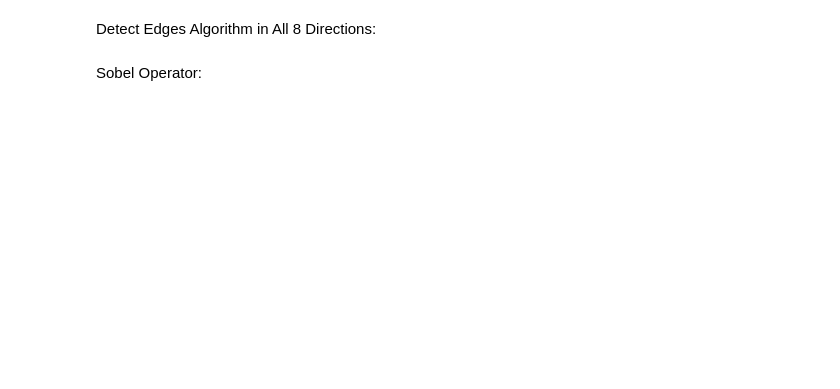
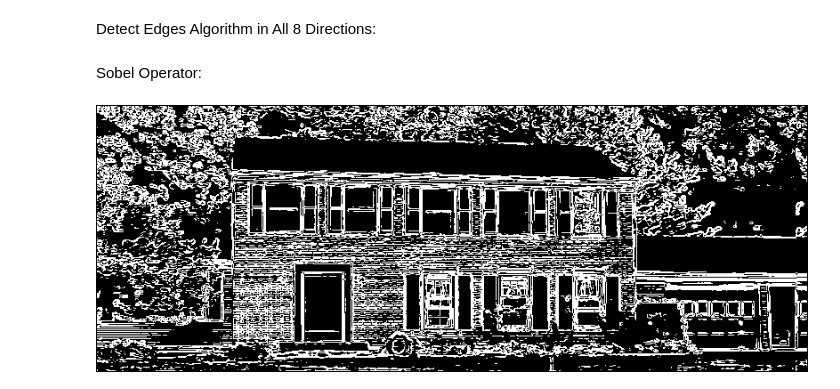
Before and after one commit to SamaMostafa03/Image_Processing_Algo, a Jupyter notebook: Edge-Detector/edges.ipynb, the cells around one changed output. Cells and saved outputs as stored; diff of their text form; code cells hidden in the pictures; blank space fills up the shorter version.

```diff
--- a/Edge-Detector/edges.ipynb
+++ b/Edge-Detector/edges.ipynb
@@ -81,3 +109,25 @@ def detect_edges(masks_8_directions,image_array):
     return output_array
 # %% [markdown]
 Sobel Operator:
+# %%
+sobel_2_directions_mask = []
+
+sobel_horizontal_mask = np.array([
+    [-1, 0, 1],
+    [-2, 0, 2],
+    [-1, 0, 1]
+])
+sobel_vertical_mask = np.array([
+    [1,  2,  1],
+    [0,  0,  0],
+    [-1, -2, -1]
+])
+sobel_2_directions_mask.append(sobel_horizontal_mask)
+sobel_2_directions_mask.append(sobel_vertical_mask)
+
+output_array = detect_edges_in_2_directions(sobel_2_directions_mask,image_array)
+
+Image.fromarray(output_array.astype(np.uint8)).save("sobel_edges_image.bmp")
+Image.open("sobel_edges_image.bmp")
+# %% [output]
+[figure, added]
```
Also changed, not shown: parts of 8 cells of this notebook, 3 other files.
